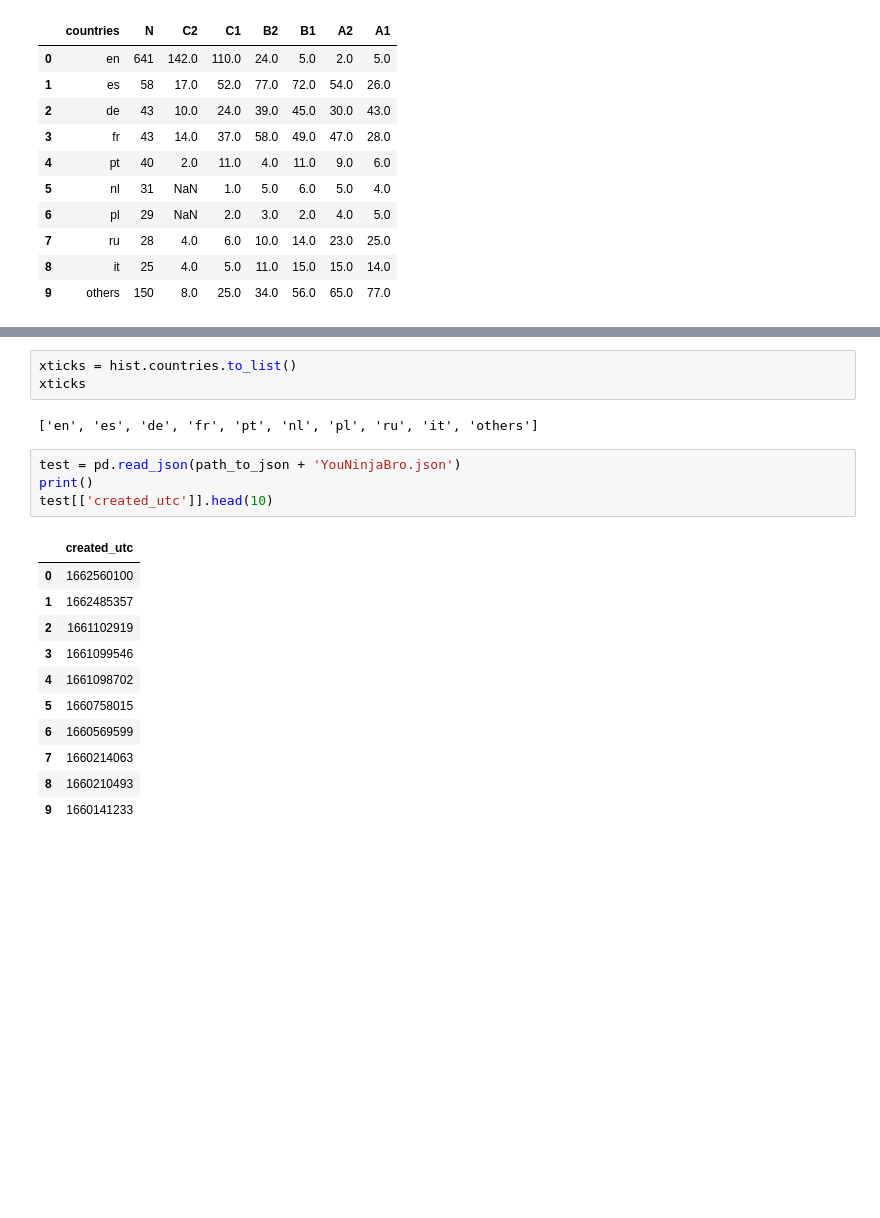
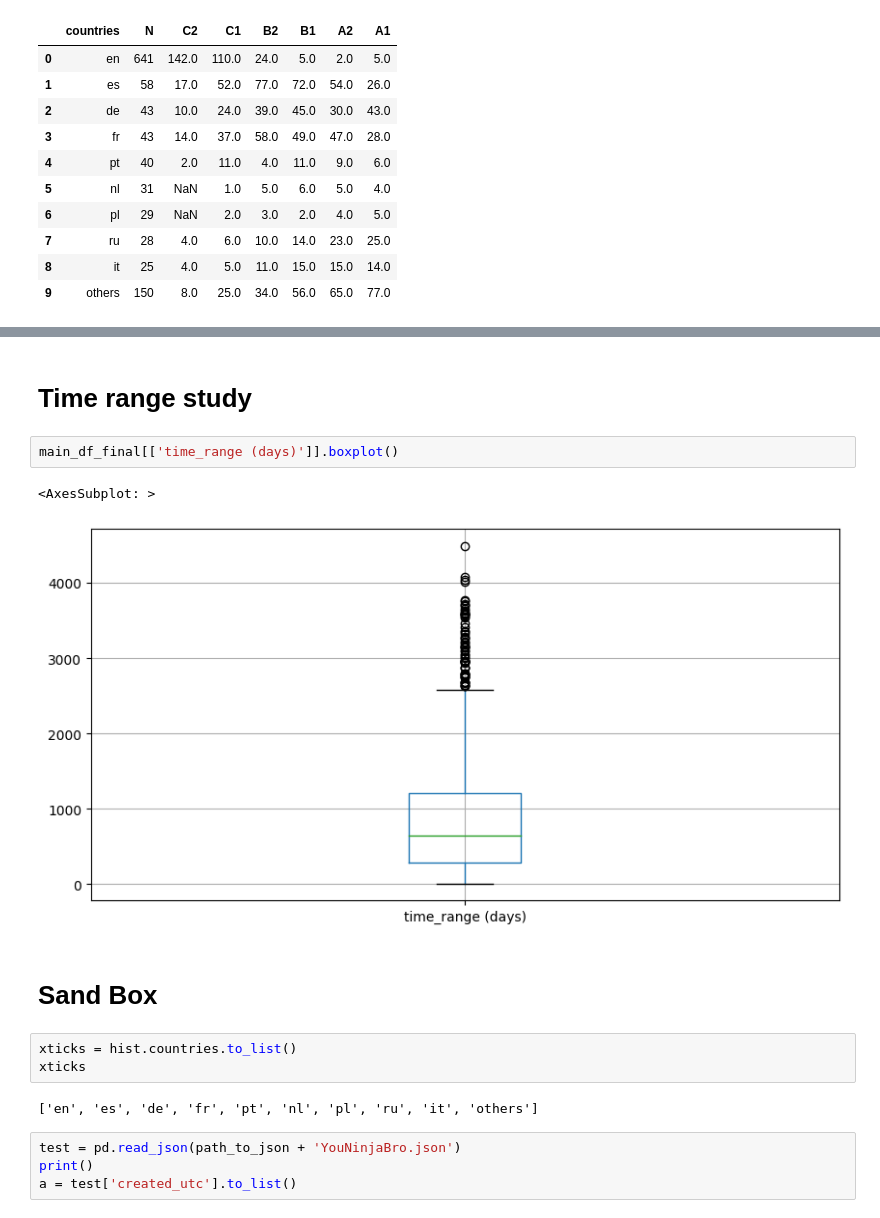
Before and after one commit to CS-433/project2-authclass, a Jupyter notebook: Arthur.ipynb, the cells around one changed output, grey strips where cells are left out. Cells and saved outputs as stored; diff of their text form; blank space fills up the shorter version.

```diff
--- a/Arthur.ipynb
+++ b/Arthur.ipynb
@@ -391,3 +394,12 @@ plt.show()
+# %% [markdown]
+# Time range study
+# %%
+main_df_final[['time_range (days)']].boxplot()
+# %% [output]
+<AxesSubplot: >
+[figure, added]
+# %% [markdown]
+# Sand Box
 # %%
 xticks = hist.countries.to_list()
 xticks
@@ -396,16 +408,4 @@ xticks
 # %%
 test = pd.read_json(path_to_json + 'YouNinjaBro.json')
 print()
-test[['created_utc']].head(10)
+a = test['created_utc'].to_list()
-# %% [output]
-|  | created_utc |
-| 0 | 1662560100 |
-| 1 | 1662485357 |
-| 2 | 1661102919 |
-| 3 | 1661099546 |
-| 4 | 1661098702 |
-| 5 | 1660758015 |
-| 6 | 1660569599 |
-| 7 | 1660214063 |
-| 8 | 1660210493 |
-| 9 | 1660141233 |
```
Also changed, not shown: parts of 8 cells of this notebook.
